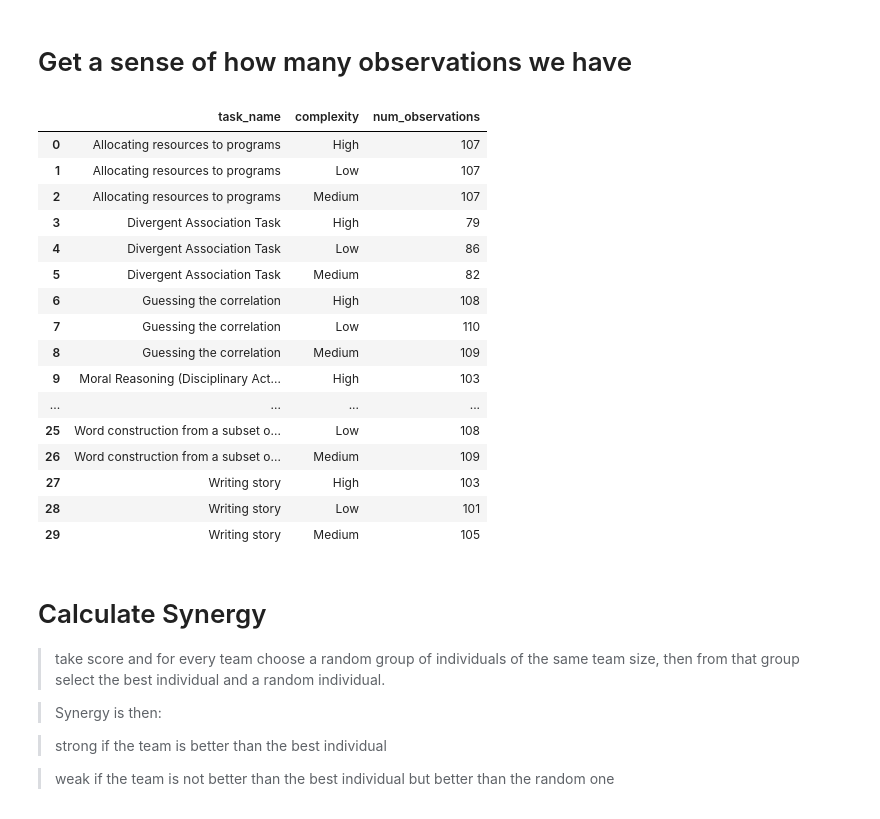
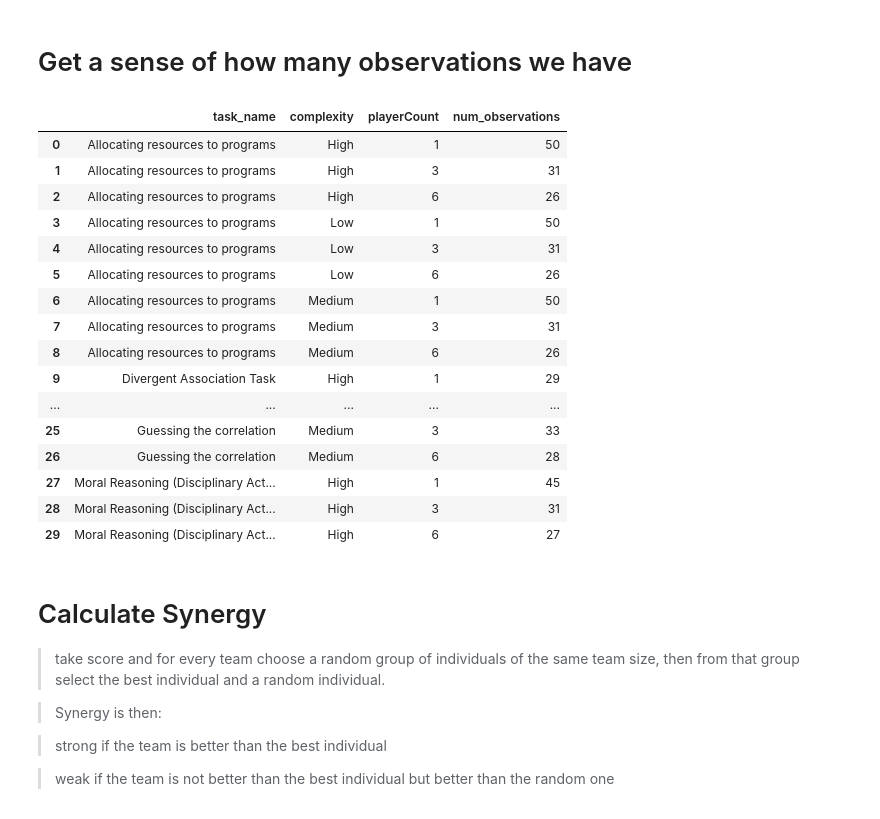
Before and after one commit to xehu/tpm-horse-race-modeling, a Jupyter notebook: task_map_explorations_with_multitask/taskspace_rr_analyses.ipynb, the cells around one changed output. Cells and saved outputs as stored; diff of their text form; code cells hidden in the pictures.

```diff
--- a/task_map_explorations_with_multitask/taskspace_rr_analyses.ipynb
+++ b/task_map_explorations_with_multitask/taskspace_rr_analyses.ipynb
@@ -89,25 +103,25 @@ tasks = stage_based_data.task_name
 # %% [markdown]
 # Get a sense of how many observations we have
 # %%
-full_multi_task_data.groupby(["task_name", "complexity"]).size().reset_index(name='num_observations')
+full_multi_task_data.groupby(["task_name", "complexity", "playerCount"]).size().reset_index(name='num_observations').head(30)
 # %% [output]
-|  | task_name | complexity | num_observations |
-| 0 | Allocating resources to programs | High | 107 |
-| 1 | Allocating resources to programs | Low | 107 |
-| 2 | Allocating resources to programs | Medium | 107 |
-| 3 | Divergent Association Task | High | 79 |
-| 4 | Divergent Association Task | Low | 86 |
-| 5 | Divergent Association Task | Medium | 82 |
-| 6 | Guessing the correlation | High | 108 |
-| 7 | Guessing the correlation | Low | 110 |
-| 8 | Guessing the correlation | Medium | 109 |
-| 9 | Moral Reasoning (Disciplinary Act... | High | 103 |
-| ... | ... | ... | ... |
-| 25 | Word construction from a subset o... | Low | 108 |
-| 26 | Word construction from a subset o... | Medium | 109 |
-| 27 | Writing story | High | 103 |
-| 28 | Writing story | Low | 101 |
-| 29 | Writing story | Medium | 105 |
+|  | task_name | complexity | playerCount | num_observations |
+| 0 | Allocating resources to programs | High | 1 | 50 |
+| 1 | Allocating resources to programs | High | 3 | 31 |
+| 2 | Allocating resources to programs | High | 6 | 26 |
+| 3 | Allocating resources to programs | Low | 1 | 50 |
+| 4 | Allocating resources to programs | Low | 3 | 31 |
+| 5 | Allocating resources to programs | Low | 6 | 26 |
+| 6 | Allocating resources to programs | Medium | 1 | 50 |
+| 7 | Allocating resources to programs | Medium | 3 | 31 |
+| 8 | Allocating resources to programs | Medium | 6 | 26 |
+| 9 | Divergent Association Task | High | 1 | 29 |
+| ... | ... | ... | ... | ... |
+| 25 | Guessing the correlation | Medium | 3 | 33 |
+| 26 | Guessing the correlation | Medium | 6 | 28 |
+| 27 | Moral Reasoning (Disciplinary Act... | High | 1 | 45 |
+| 28 | Moral Reasoning (Disciplinary Act... | High | 3 | 31 |
+| 29 | Moral Reasoning (Disciplinary Act... | High | 6 | 27 |
 # %% [markdown]
 # Calculate Synergy
 > take score and for every team choose a random group of individuals of the same team size, then from that group select the best individual and a random individual.
```
Also changed, not shown: parts of 55 cells of this notebook.
